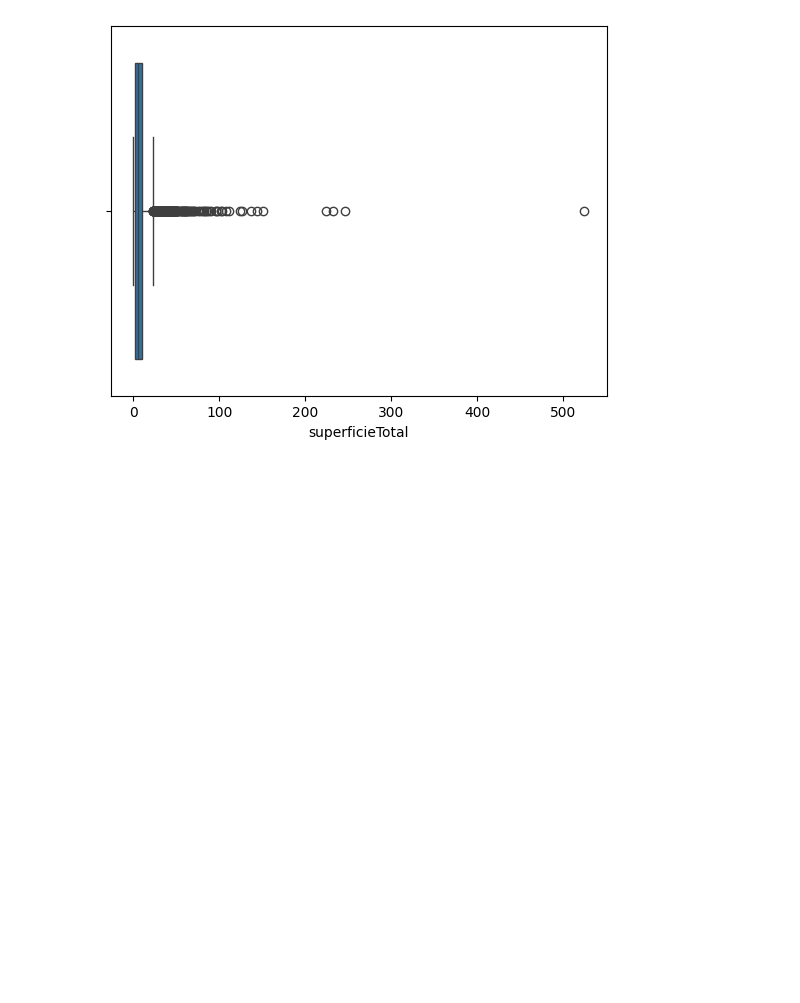
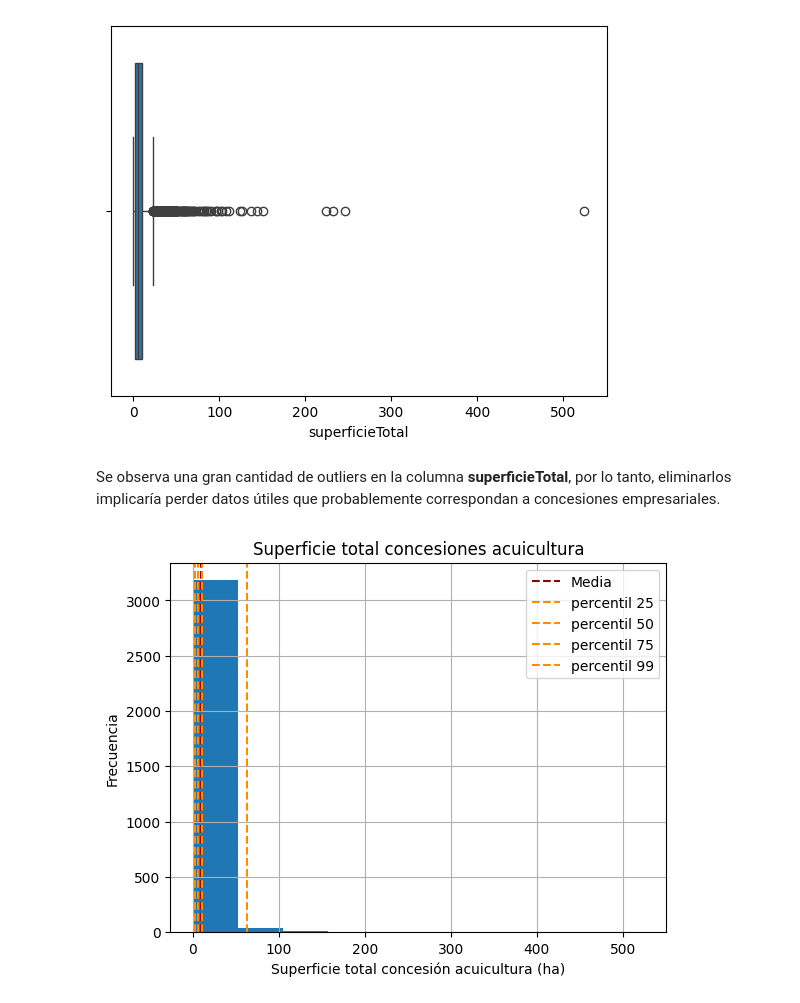
Before and after one commit to principioincertidumbre/proyecto-final, a Jupyter notebook: Notebooks_acuicultura/1_Analisis_Exploratorio.ipynb, the cells around one changed output. Saved outputs shown, nothing was run; the diff lists cells and outputs as text; code cells hidden in the pictures; blank space fills up the shorter version.

Commit message:
Analiza outliers, histograma y filtra datos de superficie total

```diff
--- a/Notebooks_acuicultura/1_Analisis_Exploratorio.ipynb
+++ b/Notebooks_acuicultura/1_Analisis_Exploratorio.ipynb
@@ -493,3 +493,19 @@ sns.boxplot(x=df_acuicultura["superficieTotal"])
 # %% [output]
 <Axes: xlabel='superficieTotal'>
 [figure]
+# %% [markdown]
+Se observa una gran cantidad de outliers en la columna **superficieTotal**, por lo tanto, eliminarlos implicaría perder datos útiles que probablemente correspondan a concesiones empresariales.
+# %%
+df_acuicultura.hist('superficieTotal')
+plt.axvline(df_acuicultura['superficieTotal'].mean(), label="Media", ls="--", color="darkred")
+plt.axvline(df_acuicultura['superficieTotal'].quantile(.25), label="percentil 25", ls="--", color="darkorange")
+plt.axvline(df_acuicultura['superficieTotal'].quantile(.5), label="percentil 50", ls="--", color="darkorange")
+plt.axvline(df_acuicultura['superficieTotal'].quantile(.75), label="percentil 75", ls="--", color="darkorange")
+plt.axvline(df_acuicultura['superficieTotal'].quantile(.99), label="percentil 99", ls="--", color="darkorange")
+plt.legend()
+plt.xlabel("Superficie total concesión acuicultura (ha)")
+plt.ylabel("Frecuencia")
+plt.title("Superficie total concesiones acuicultura")
+plt.show()
+# %% [output]
+[figure, added]
```
Also changed, not shown: parts of 2 cells of this notebook.
